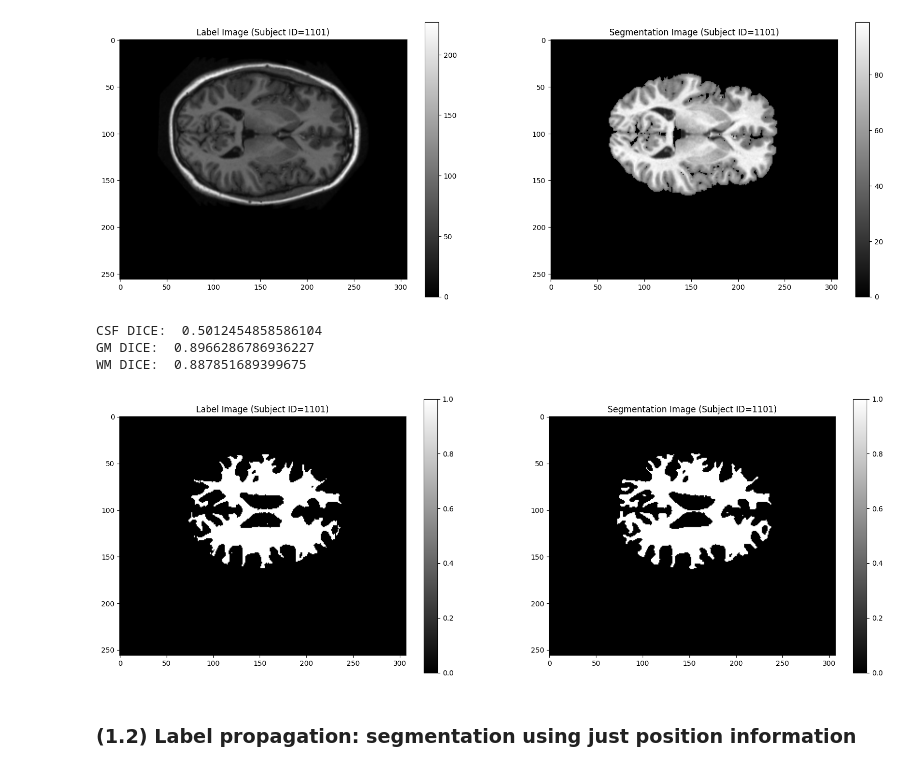
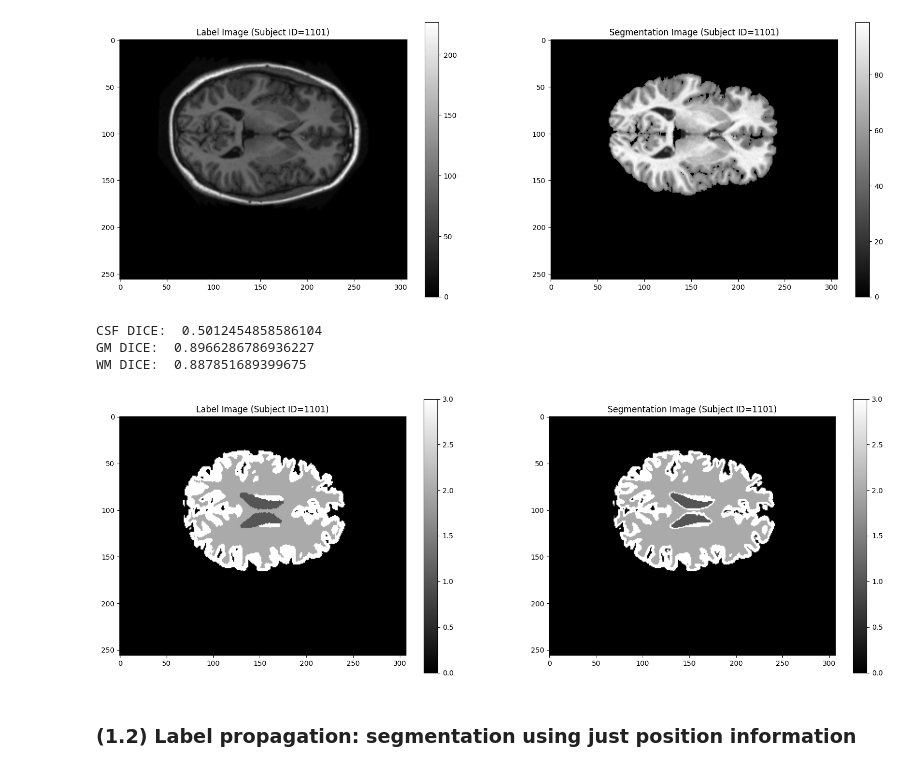
Before and after one commit to abdel-habib/medical-image-segmentation-and-applications, a Jupyter notebook: Lab 3/atlas_based_segmentation.ipynb, the cells around one changed output. Cells and saved outputs as stored; diff of their text form; code cells hidden in the pictures.

```diff
--- a/Lab 3/atlas_based_segmentation.ipynb
+++ b/Lab 3/atlas_based_segmentation.ipynb
@@ -454,28 +450,28 @@ segmentation_tissue_model = segment_using_tissue_models(skull_stripped, tissue_m
 # %%
 segmentation_tissue_model_bg  = segmentation_tissue_model == 0
 segmentation_tissue_model_csf = segmentation_tissue_model == 1
 segmentation_tissue_model_wm  = segmentation_tissue_model == 2
 segmentation_tissue_model_gm  = segmentation_tissue_model == 3
 
 labels_nifti_CSF              = test_label_example == 1
 labels_nifti_WM               = test_label_example == 2
 labels_nifti_GM               = test_label_example == 3
 
 dice_csf    = EVAL.calc_dice_coefficient(labels_nifti_CSF, segmentation_tissue_model_csf)
 dice_wm     = EVAL.calc_dice_coefficient(labels_nifti_WM, segmentation_tissue_model_wm)
 dice_gm     = EVAL.calc_dice_coefficient(labels_nifti_GM, segmentation_tissue_model_gm)
 
 print("CSF DICE: ", dice_csf)
 print("GM DICE: ", dice_gm)
 print("WM DICE: ", dice_wm)
 
 # display both intensity volume before and after skull stripping
-NM.show_label_seg_nifti(labels_nifti_WM, segmentation_tissue_model_wm, subject_id, slice=148)
+NM.show_label_seg_nifti(test_label_example, segmentation_tissue_model, subject_id, slice=148)
 # %% [output]
 CSF DICE:  0.5012454858586104
 GM DICE:  0.8966286786936227
 WM DICE:  0.887851689399675
-[figure, old version]
+[figure, new version]
 # %% [markdown]
 ### (1.2) Label propagation: segmentation using just position information
 # %% [markdown]
```
Also changed, not shown: parts of 6 cells of this notebook.
